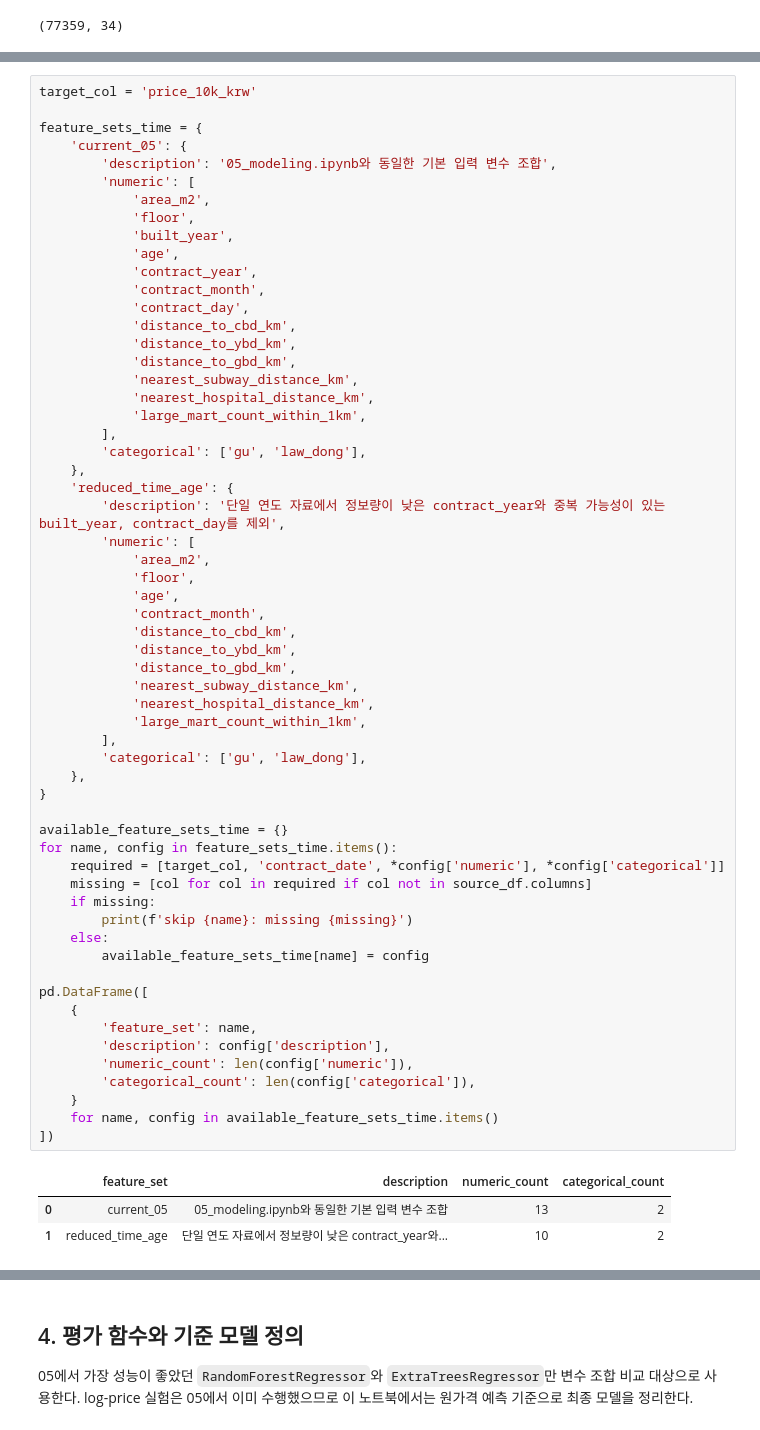
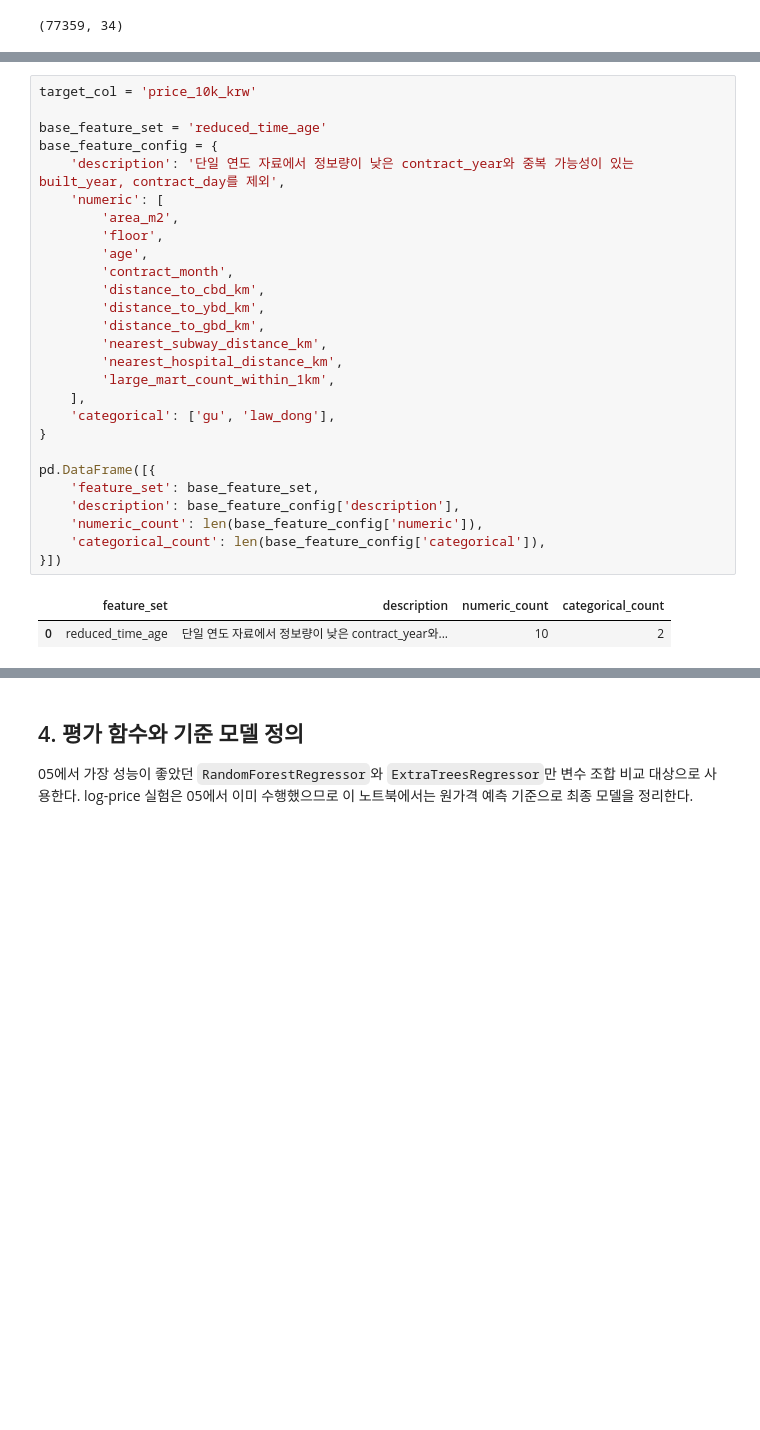
Before and after one commit to w0ne23/dm-apt-predict, a Jupyter notebook: notebooks/06_model_finalization.ipynb, the cells around one changed output, grey strips where cells are left out. Cells and saved outputs as stored; diff of their text form; blank space fills up the shorter version.

```diff
--- a/notebooks/06_model_finalization.ipynb
+++ b/notebooks/06_model_finalization.ipynb
@@ -92,64 +88,31 @@ loaded: seoul_apt_trade_2025_features.csv
 # %%
 target_col = 'price_10k_krw'
 
-feature_sets_time = {
-    'current_05': {
-        'description': '05_modeling.ipynb와 동일한 기본 입력 변수 조합',
-        'numeric': [
-            'area_m2',
-            'floor',
-            'built_year',
-            'age',
-            'contract_year',
-            'contract_month',
-            'contract_day',
-            'distance_to_cbd_km',
-            'distance_to_ybd_km',
-            'distance_to_gbd_km',
-            'nearest_subway_distance_km',
-            'nearest_hospital_distance_km',
-            'large_mart_count_within_1km',
-        ],
-        'categorical': ['gu', 'law_dong'],
-    },
-    'reduced_time_age': {
-        'description': '단일 연도 자료에서 정보량이 낮은 contract_year와 중복 가능성이 있는 built_year, contract_day를 제외',
-        'numeric': [
-            'area_m2',
-            'floor',
-            'age',
-            'contract_month',
-            'distance_to_cbd_km',
-            'distance_to_ybd_km',
-            'distance_to_gbd_km',
-            'nearest_subway_distance_km',
-            'nearest_hospital_distance_km',
-            'large_mart_count_within_1km',
-        ],
-        'categorical': ['gu', 'law_dong'],
-    },
+base_feature_set = 'reduced_time_age'
+base_feature_config = {
+    'description': '단일 연도 자료에서 정보량이 낮은 contract_year와 중복 가능성이 있는 built_year, contract_day를 제외',
+    'numeric': [
+        'area_m2',
+        'floor',
+        'age',
+        'contract_month',
+        'distance_to_cbd_km',
+        'distance_to_ybd_km',
+        'distance_to_gbd_km',
+        'nearest_subway_distance_km',
+        'nearest_hospital_distance_km',
+        'large_mart_count_within_1km',
+    ],
+    'categorical': ['gu', 'law_dong'],
 }
 
-available_feature_sets_time = {}
-for name, config in feature_sets_time.items():
-    required = [target_col, 'contract_date', *config['numeric'], *config['categorical']]
-    missing = [col for col in required if col not in source_df.columns]
-    if missing:
-        print(f'skip {name}: missing {missing}')
-    else:
-        available_feature_sets_time[name] = config
-
-pd.DataFrame([
-    {
-        'feature_set': name,
-        'description': config['description'],
-        'numeric_count': len(config['numeric']),
-        'categorical_count': len(config['categorical']),
-    }
-    for name, config in available_feature_sets_time.items()
-])
+pd.DataFrame([{
+    'feature_set': base_feature_set,
+    'description': base_feature_config['description'],
+    'numeric_count': len(base_feature_config['numeric']),
+    'categorical_count': len(base_feature_config['categorical']),
+}])
 # %% [output]
 |  | feature_set | description | numeric_count | categorical_count |
-| 0 | current_05 | 05_modeling.ipynb와 동일한 기본 입력 변수 조합 | 13 | 2 |
-| 1 | reduced_time_age | 단일 연도 자료에서 정보량이 낮은 contract_year와... | 10 | 2 |
+| 0 | reduced_time_age | 단일 연도 자료에서 정보량이 낮은 contract_year와... | 10 | 2 |
 # %% [markdown]
```
Also changed, not shown: parts of 20 cells of this notebook.
